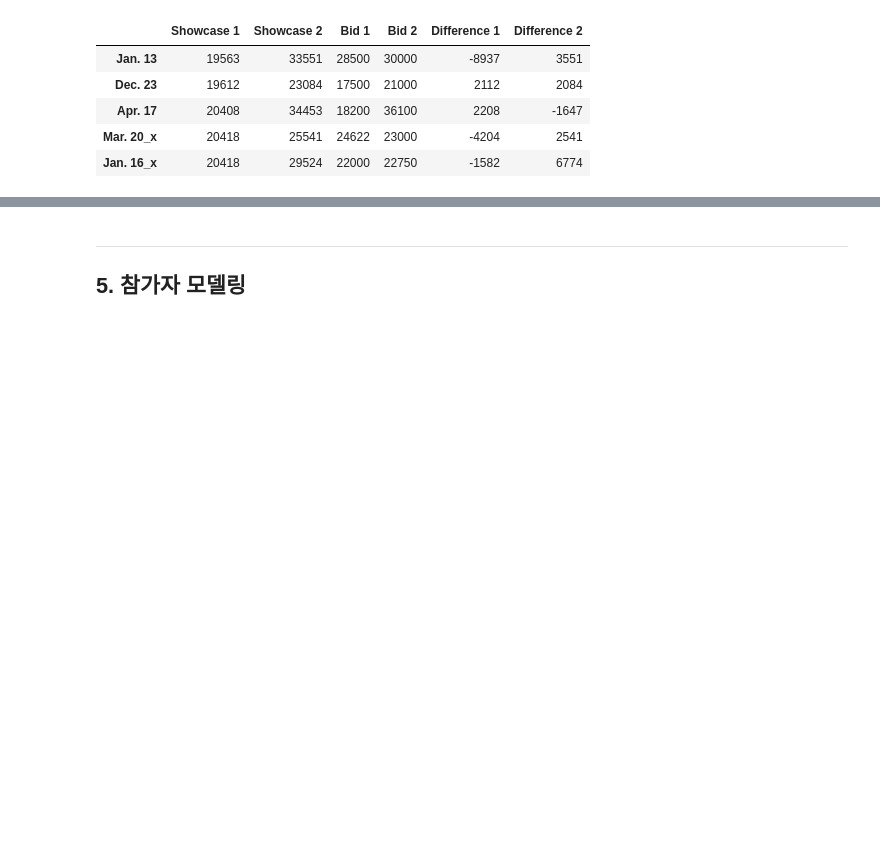
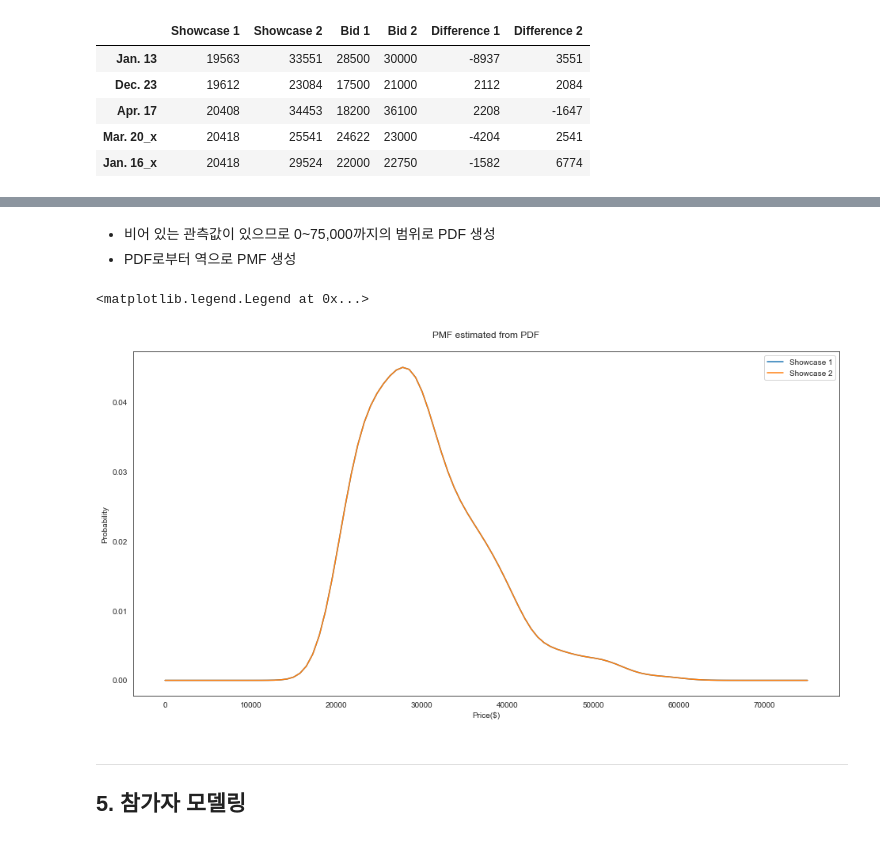
Before and after one commit to kookoowaa/Algorithms, a Jupyter notebook: Bayesian_approach/06 Decision analysis.ipynb, the cells around one changed output, grey strips where cells are left out. Cells and saved outputs as stored; diff of their text form; code cells hidden in the pictures; blank space fills up the shorter version.

```diff
--- a/Bayesian_approach/06 Decision analysis.ipynb
+++ b/Bayesian_approach/06 Decision analysis.ipynb
@@ -105,0 +106,10 @@ biddings.sort_values('Showcase 1').head()
+# %%
+price = biddings[['Showcase 1', 'Showcase 2']]
+pdf1 = thinkbayes.EstimatedPdf(price['Showcase 1'])
+pdf2 = thinkbayes.EstimatedPdf(price['Showcase 1'])
+bins = np.linspace(0, 75000, 101)
+pmf1 = pdf1.MakePmf(bins)
+pmf2 = pdf2.MakePmf(bins)
+
+pmf = pd.DataFrame([pmf1.d, pmf2.d], columns = pmf1, index = ['Showcase 1', 'Showcase 2']).T
+pmf.head()
@@ -106,3 +124,16 @@ biddings.sort_values('Showcase 1').head()
+# %% [markdown]
+- 비어 있는 관측값이 있으므로 0~75,000까지의 범위로 PDF 생성
+- PDF로부터 역으로 PMF 생성
+# %%
+sns.lineplot(x = pmf.index, y = pmf.iloc[:,0], label = 'Showcase 1')
+sns.lineplot(x = pmf.index, y = pmf.iloc[:,1], label = 'Showcase 2')
+plt.title('PMF estimated from PDF\n')
+plt.xlabel('Price($)')
+plt.ylabel('Probability')
+plt.legend()
+# %% [output]
+<matplotlib.legend.Legend at 0x...>
+[figure, added]
 # %% [markdown]
 ___
 ## 5. 참가자 모델링
```
Also changed, not shown: parts of 22 cells of this notebook.
